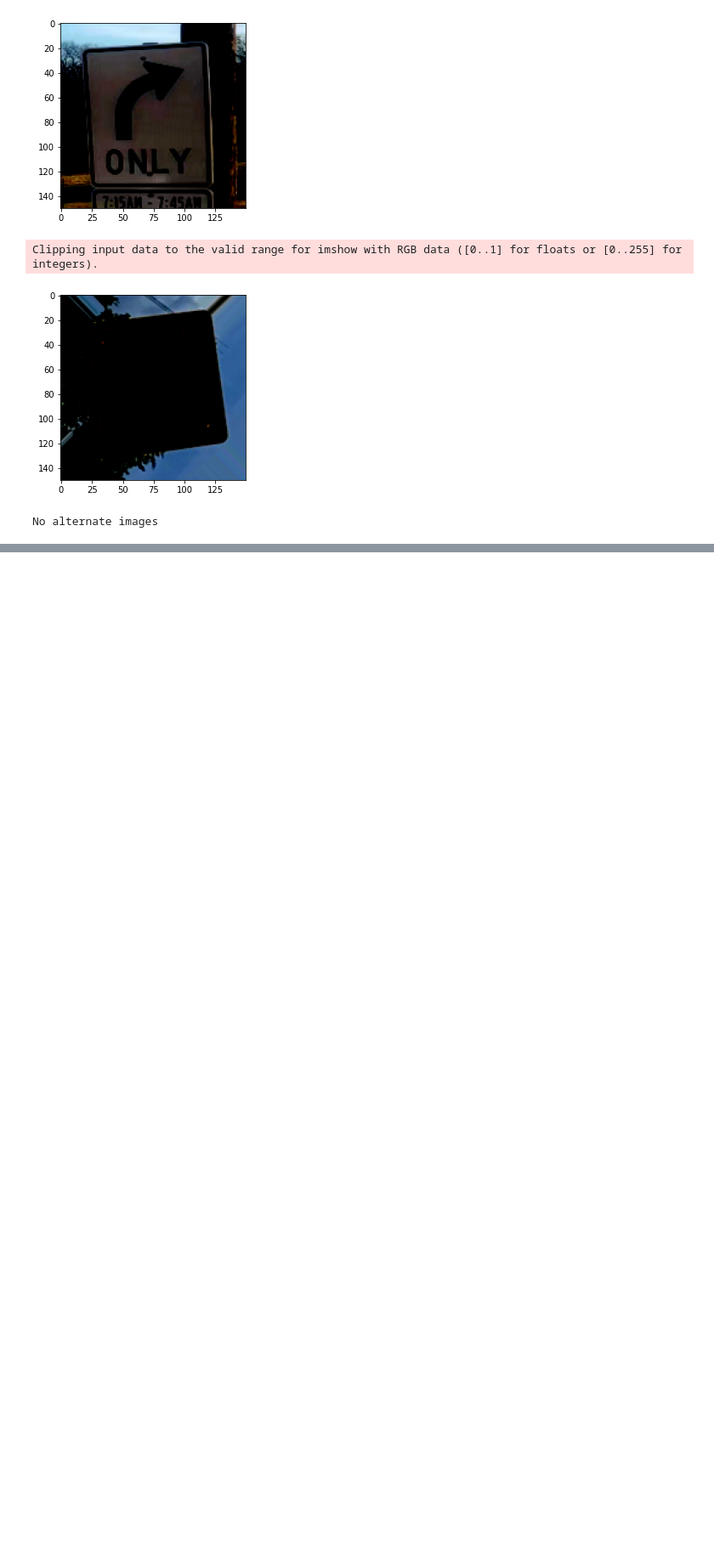
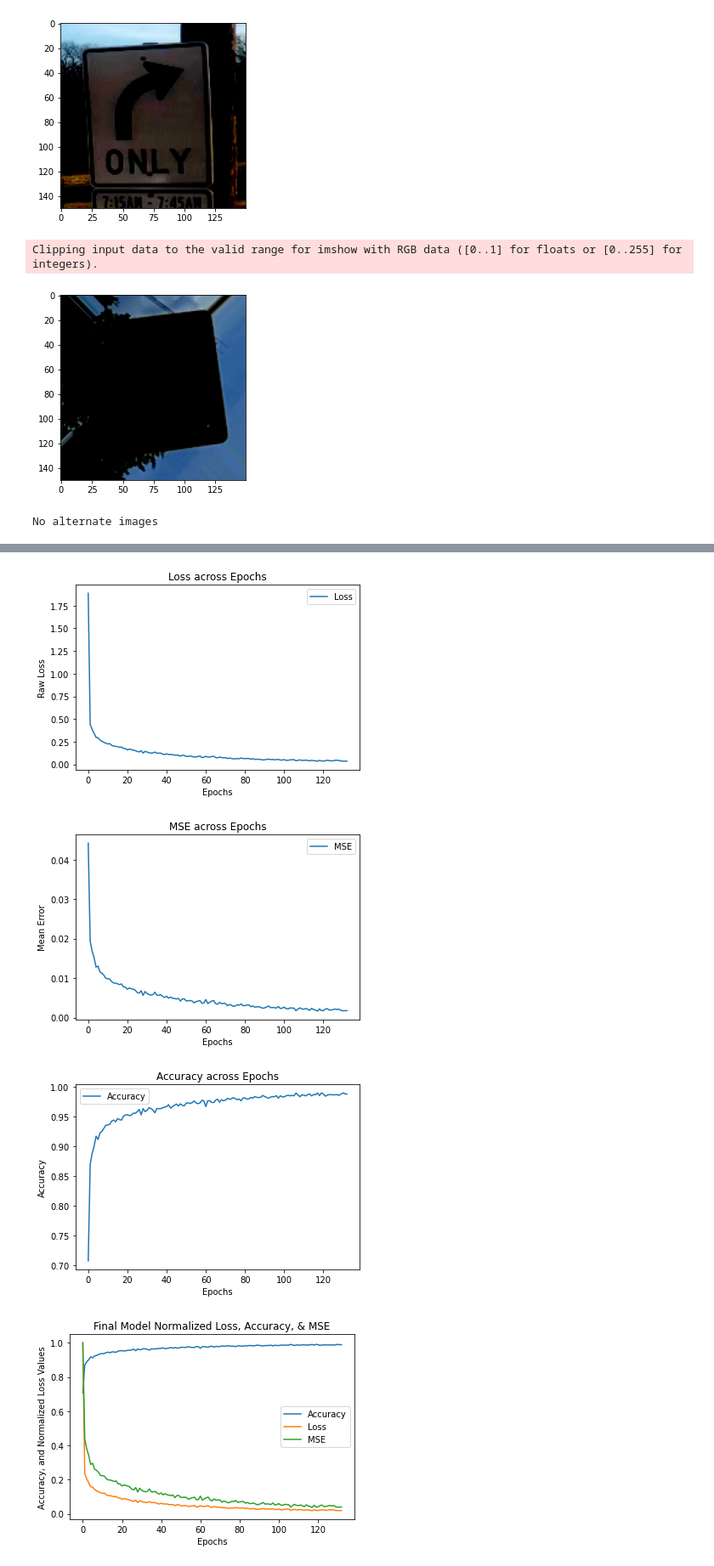
Before and after one commit to EEL5840-EEE4773-Summer2022/final-project-car-people, a Jupyter notebook: FinalProject.ipynb, the cells around one changed output, grey strips where cells are left out. Shown at 85% size. Drawn from its saved outputs; the diff is of its cells as text; code cells hidden in the pictures; blank space fills up the shorter version.

```diff
--- a/FinalProject.ipynb
+++ b/FinalProject.ipynb
@@ -296,0 +288,39 @@ model.save("inception_v3_trained.h5")
+# %%
+from sklearn.preprocessing import normalize
+loss = normalize([history.history['loss']], norm='max', axis=1)[0]
+mse = normalize([history.history['mean_squared_error']], norm='max', axis=1)[0]
+
+plt.title("Loss across Epochs")
+plt.xlabel("Epochs")
+plt.ylabel("Raw Loss")
+plt.plot(history.epoch, history.history['loss'], label="Loss")
+plt.legend()
+plt.show()
+
+plt.title("MSE across Epochs")
+plt.xlabel("Epochs")
+plt.ylabel("Mean Error")
+plt.plot(history.epoch, history.history['mean_squared_error'], label="MSE")
+plt.legend()
+plt.show()
+
+plt.title("Accuracy across Epochs")
+plt.xlabel("Epochs")
+plt.ylabel("Accuracy")
+plt.plot(history.epoch, history.history['acc'], label="Accuracy")
+plt.legend()
+plt.show()
+
+plt.title("Final Model Normalized Loss, Accuracy, & MSE")
+plt.xlabel("Epochs")
+plt.ylabel("Accuracy, and Normalized Loss Values")
+plt.plot(history.epoch, history.history['acc'], label="Accuracy")
+plt.plot(history.epoch, loss, label="Loss")
+plt.plot(history.epoch, mse, label="MSE")
+plt.legend()
+plt.show()
+# %% [output]
+[figure, added]
+[figure, added]
+[figure, added]
+[figure, added]
```
Also changed, not shown: parts of 6 cells of this notebook, 4 other files.
